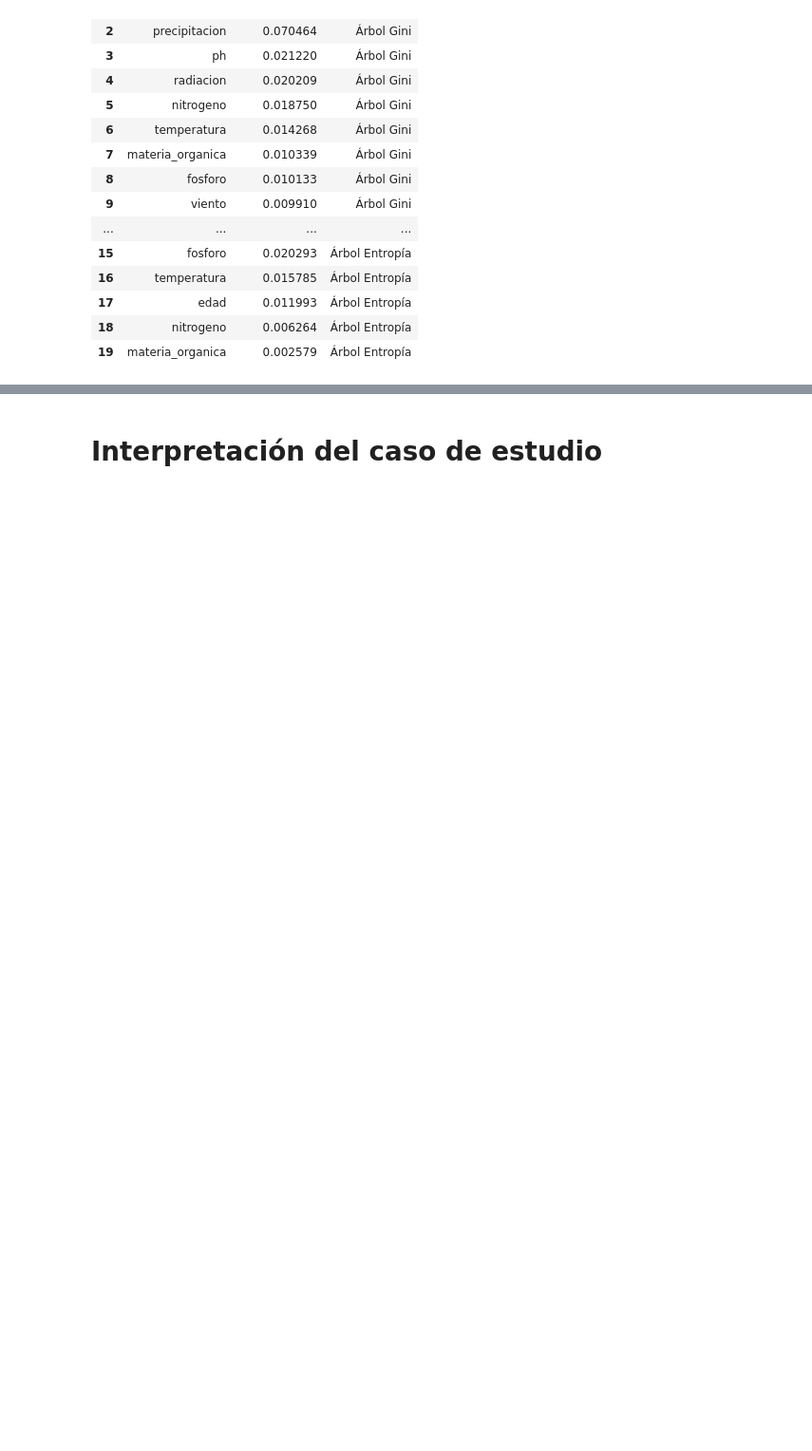
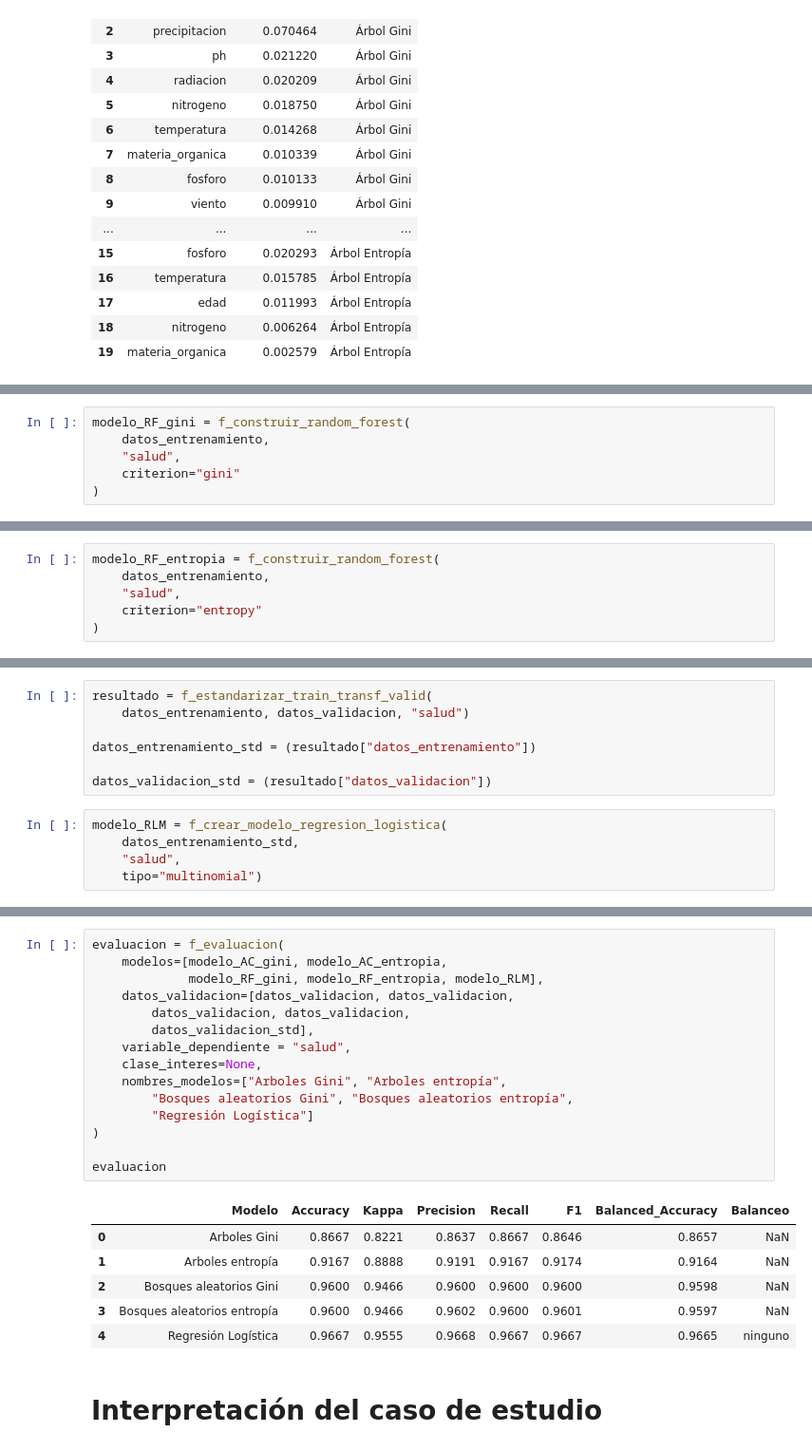
Before and after one commit to rpizarrog/Libro-Aprendizaje-Automatico.-Casos-de-Estudio-con-R-y-Python, a Jupyter notebook: Python NoteBooks/CASO_ARBOLES_DE_CLASIFICACION_RANDOM_FOREST_Y_REGRESION_LOGISTICAS_PARA_DATOS_DE_SALUD_ARBOLES.ipynb, the cells around one changed output, grey strips where cells are left out. Shown at 95% size. Saved outputs shown, nothing was run; the diff lists cells and outputs as text; blank space fills up the shorter version.

```diff
--- a/Python NoteBooks/CASO_ARBOLES_DE_CLASIFICACION_RANDOM_FOREST_Y_REGRESION_LOGISTICAS_PARA_DATOS_DE_SALUD_ARBOLES.ipynb
+++ b/Python NoteBooks/CASO_ARBOLES_DE_CLASIFICACION_RANDOM_FOREST_Y_REGRESION_LOGISTICAS_PARA_DATOS_DE_SALUD_ARBOLES.ipynb
@@ -2035,0 +2339,6 @@ variables
+# %%
+modelo_RF_gini = f_construir_random_forest(
+    datos_entrenamiento,
+    "salud",
+    criterion="gini"
+)
@@ -2035,0 +2364,6 @@ variables
+# %%
+modelo_RF_entropia = f_construir_random_forest(
+    datos_entrenamiento,
+    "salud",
+    criterion="entropy"
+)
@@ -2035,0 +2401,12 @@ variables
+# %%
+resultado = f_estandarizar_train_transf_valid(
+    datos_entrenamiento, datos_validacion, "salud")
+
+datos_entrenamiento_std = (resultado["datos_entrenamiento"])
+
+datos_validacion_std = (resultado["datos_validacion"])
+# %%
+modelo_RLM = f_crear_modelo_regresion_logistica(
+    datos_entrenamiento_std,
+    "salud",
+    tipo="multinomial")
@@ -2036,2 +2456,24 @@ variables
+# %%
+evaluacion = f_evaluacion(
+    modelos=[modelo_AC_gini, modelo_AC_entropia,
+             modelo_RF_gini, modelo_RF_entropia, modelo_RLM],
+    datos_validacion=[datos_validacion, datos_validacion,
+        datos_validacion, datos_validacion,
+        datos_validacion_std],
+    variable_dependiente = "salud",
+    clase_interes=None,
+    nombres_modelos=["Arboles Gini", "Arboles entropía",
+        "Bosques aleatorios Gini", "Bosques aleatorios entropía",
+        "Regresión Logística"]
+)
+
+evaluacion
+# %% [output]
+|  | Modelo | Accuracy | Kappa | Precision | Recall | F1 | Balanced_Accuracy | Balanceo |
+| 0 | Arboles Gini | 0.8667 | 0.8221 | 0.8637 | 0.8667 | 0.8646 | 0.8657 | NaN |
+| 1 | Arboles entropía | 0.9167 | 0.8888 | 0.9191 | 0.9167 | 0.9174 | 0.9164 | NaN |
+| 2 | Bosques aleatorios Gini | 0.9600 | 0.9466 | 0.9600 | 0.9600 | 0.9600 | 0.9598 | NaN |
+| 3 | Bosques aleatorios entropía | 0.9600 | 0.9466 | 0.9602 | 0.9600 | 0.9601 | 0.9597 | NaN |
+| 4 | Regresión Logística | 0.9667 | 0.9555 | 0.9668 | 0.9667 | 0.9667 | 0.9665 | ninguno |
 # %% [markdown]
 # Interpretación del caso de estudio
```
Also changed, not shown: parts of 18 cells of this notebook.
